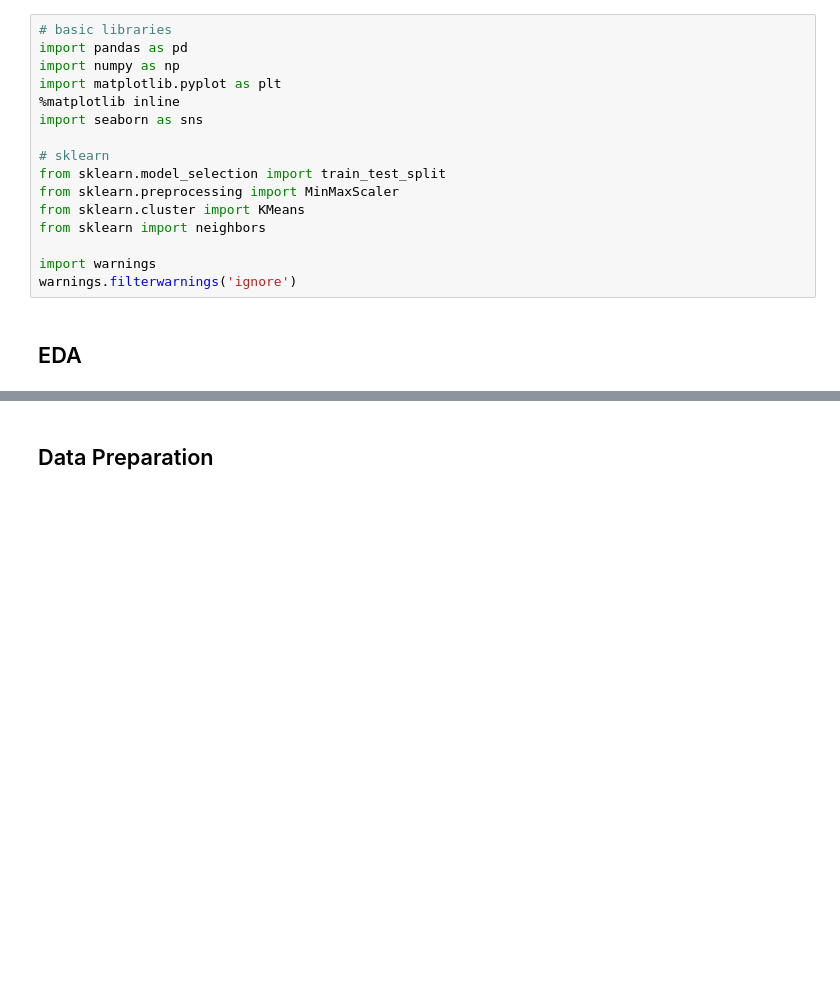
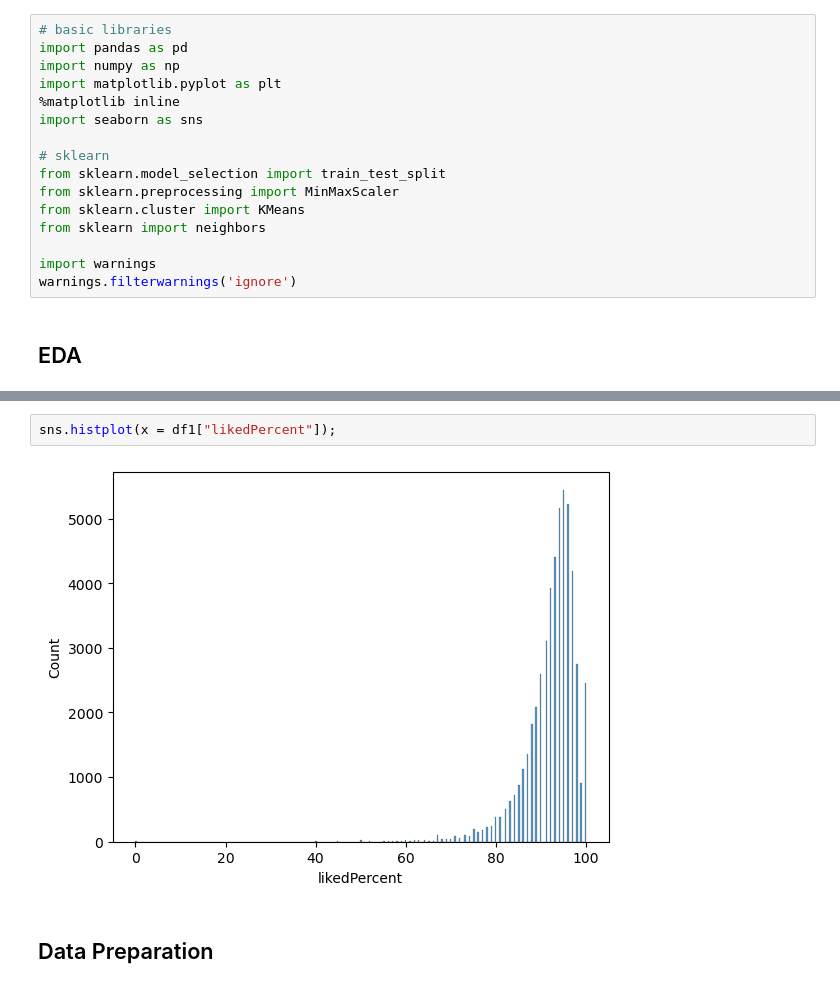
Before and after one commit to npagrawal/Book-Recommendation-Engine, a Jupyter notebook: Notebook 2.ipynb, the cells around one changed output, grey strips where cells are left out. Cells and saved outputs as stored; diff of their text form; blank space fills up the shorter version.

```diff
--- a/Notebook 2.ipynb
+++ b/Notebook 2.ipynb
@@ -23,3 +69,7 @@ df1.head(10)
+# %%
+sns.histplot(x = df1["likedPercent"]);
+# %% [output]
+[figure, added]
 # %% [markdown]
 ## Data Preparation
 # %%
```
Also changed, not shown: parts of 14 cells of this notebook.
